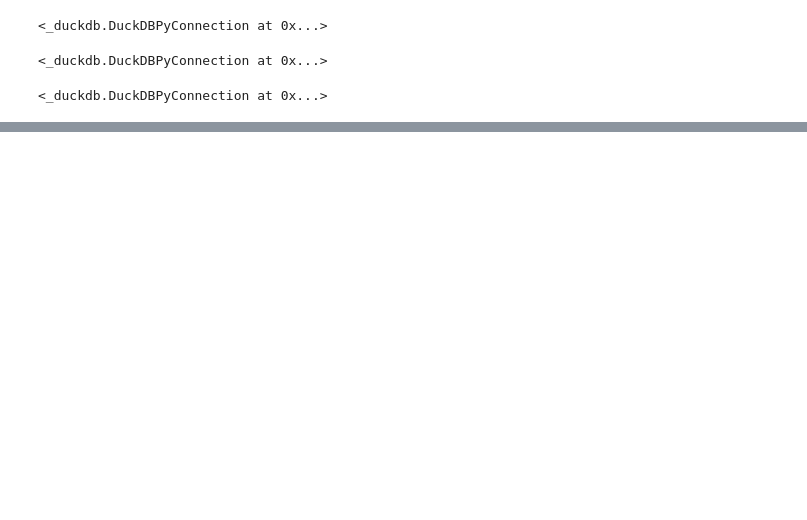
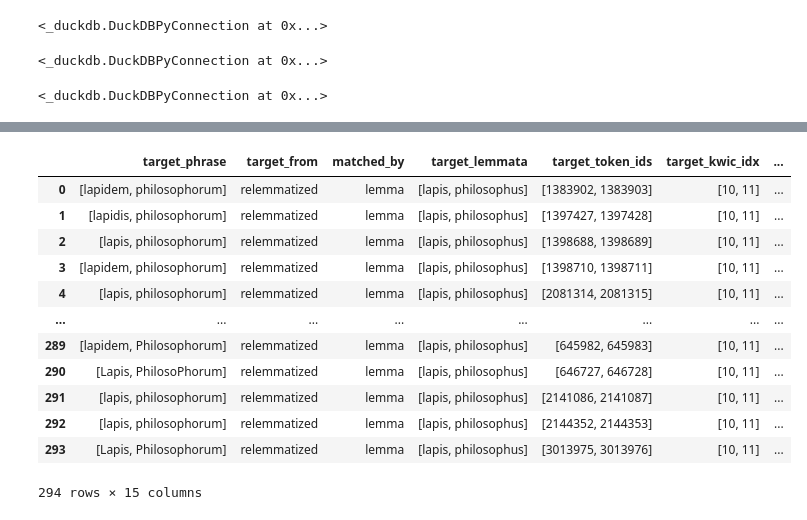
Before and after one commit to CCS-ZCU/dictionary-emlap, a Jupyter notebook: scripts/2-ruland-in-emlap.ipynb, the cells around one changed output, grey strips where cells are left out. Cells and saved outputs as stored; diff of their text form; code cells hidden in the pictures; blank space fills up the shorter version.

```diff
--- a/scripts/2-ruland-in-emlap.ipynb
+++ b/scripts/2-ruland-in-emlap.ipynb
@@ -535,3 +555,26 @@ lexeme_df[lexeme_df["target_canonical"].str.startswith("mercurius")]
+# %%
+target_canonical     =  "lapis philosophorum" # "lapis philosophorum"
+target_relemmatized  =  "lapis philosophus" # "lapis philosophus"
+
+df = concordance_for_target_across_sentences(
+    conn, target_canonical, target_relemmatized, window=10
+)
+# %%
+df
+# %% [output]
+|  | target_phrase | target_from | matched_by | target_lemmata | target_token_ids | target_kwic_idx | ... |
+| 0 | [lapidem, philosophorum] | relemmatized | lemma | [lapis, philosophus] | [1383902, 1383903] | [10, 11] | ... |
+| 1 | [lapidis, philosophorum] | relemmatized | lemma | [lapis, philosophus] | [1397427, 1397428] | [10, 11] | ... |
+| 2 | [lapis, philosophorum] | relemmatized | lemma | [lapis, philosophus] | [1398688, 1398689] | [10, 11] | ... |
+| 3 | [lapidem, philosophorum] | relemmatized | lemma | [lapis, philosophus] | [1398710, 1398711] | [10, 11] | ... |
+| 4 | [lapis, philosophorum] | relemmatized | lemma | [lapis, philosophus] | [2081314, 2081315] | [10, 11] | ... |
+| ... | ... | ... | ... | ... | ... | ... | ... |
+| 289 | [lapidem, Philosophorum] | relemmatized | lemma | [lapis, philosophus] | [645982, 645983] | [10, 11] | ... |
+| 290 | [Lapis, PhilosoPhorum] | relemmatized | lemma | [lapis, philosophus] | [646727, 646728] | [10, 11] | ... |
+| 291 | [lapis, philosophorum] | relemmatized | lemma | [lapis, philosophus] | [2141086, 2141087] | [10, 11] | ... |
+| 292 | [lapis, philosophorum] | relemmatized | lemma | [lapis, philosophus] | [2144352, 2144353] | [10, 11] | ... |
+| 293 | [Lapis, Philosophorum] | relemmatized | lemma | [lapis, philosophus] | [3013975, 3013976] | [10, 11] | ... |
+294 rows × 15 columns
 # %%
 target_canonical     =  "mercurius metallorum" # "lapis philosophorum"
 target_relemmatized  =  "mercurius metallum" # "lapis philosophus"
```
Also changed, not shown: parts of 24 cells of this notebook, 6 other files.
